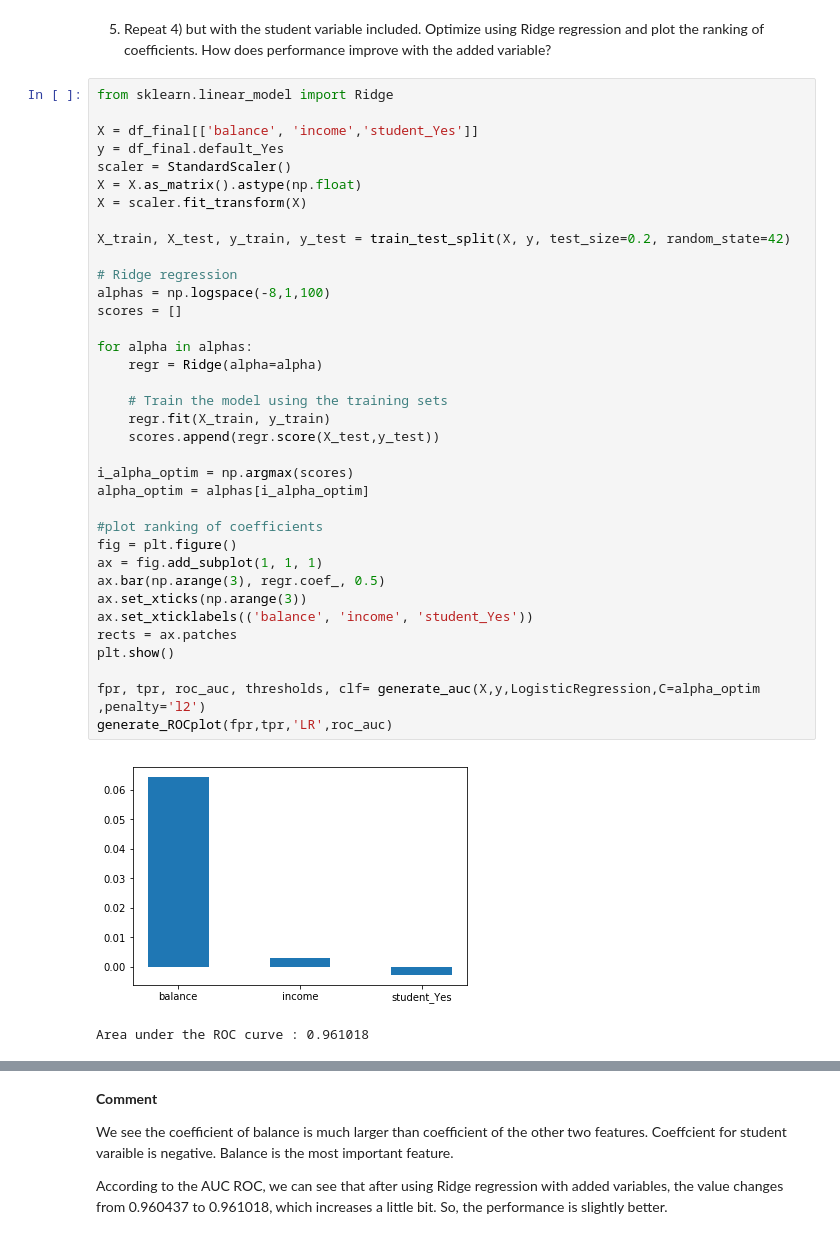
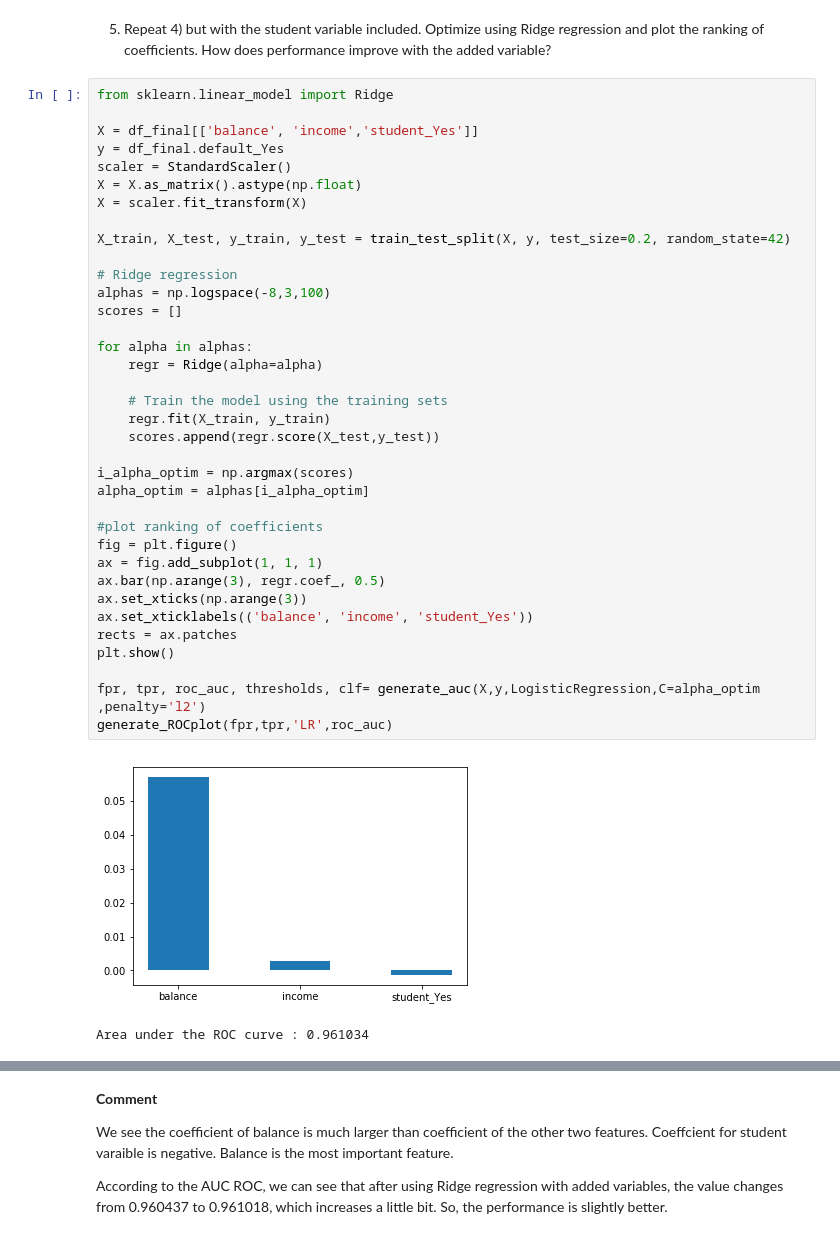
Before and after one commit to Columbia-Intro-Data-Science/python-introduction-sarahyu1, a Jupyter notebook: Homework 3 - Classification.ipynb, the cells around one changed output, grey strips where cells are left out. Saved outputs shown, nothing was run; the diff lists cells and outputs as text.

```diff
--- a/Homework 3 - Classification.ipynb
+++ b/Homework 3 - Classification.ipynb
@@ -185,36 +185,36 @@ scaler = StandardScaler()
 X = X.as_matrix().astype(np.float)
 X = scaler.fit_transform(X)
 
 X_train, X_test, y_train, y_test = train_test_split(X, y, test_size=0.2, random_state=42)
 
 # Ridge regression
-alphas = np.logspace(-8,1,100)
+alphas = np.logspace(-8,3,100)
 scores = []
 
 for alpha in alphas:
     regr = Ridge(alpha=alpha)
 
     # Train the model using the training sets
     regr.fit(X_train, y_train)
     scores.append(regr.score(X_test,y_test))
 
 i_alpha_optim = np.argmax(scores)
 alpha_optim = alphas[i_alpha_optim]
 
 #plot ranking of coefficients
 fig = plt.figure()
 ax = fig.add_subplot(1, 1, 1)
 ax.bar(np.arange(3), regr.coef_, 0.5)
 ax.set_xticks(np.arange(3))
 ax.set_xticklabels(('balance', 'income', 'student_Yes'))
 rects = ax.patches
 plt.show()
 
 fpr, tpr, roc_auc, thresholds, clf= generate_auc(X,y,LogisticRegression,C=alpha_optim ,penalty='l2')
 generate_ROCplot(fpr,tpr,'LR',roc_auc)
 # %% [output]
-[figure, old version]
+[figure, new version]
-Area under the ROC curve : 0.961018
+Area under the ROC curve : 0.961034
 [figure]
 # %% [markdown]
 **Comment**
```
Also changed, not shown: parts of 4 cells of this notebook.
